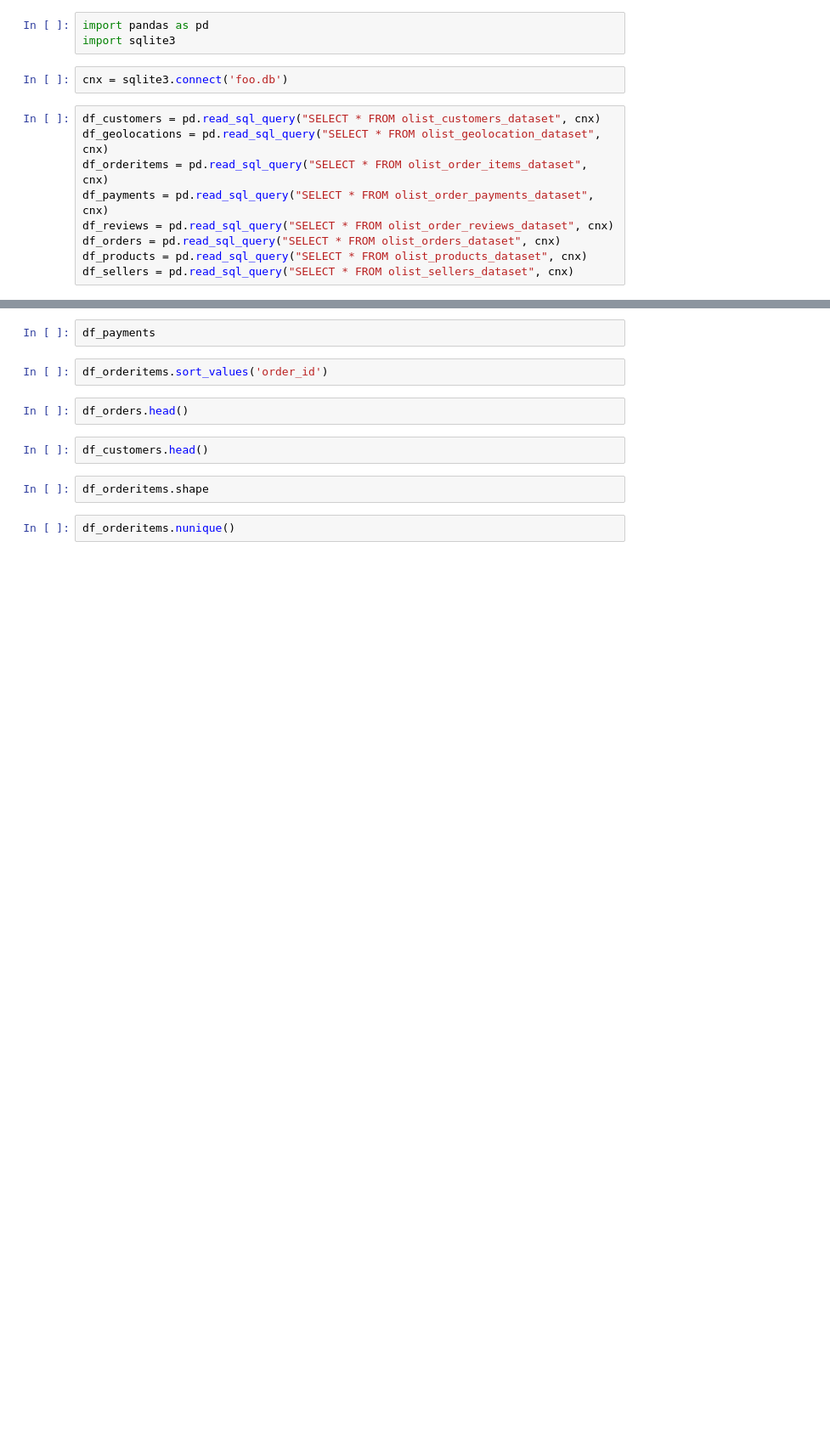
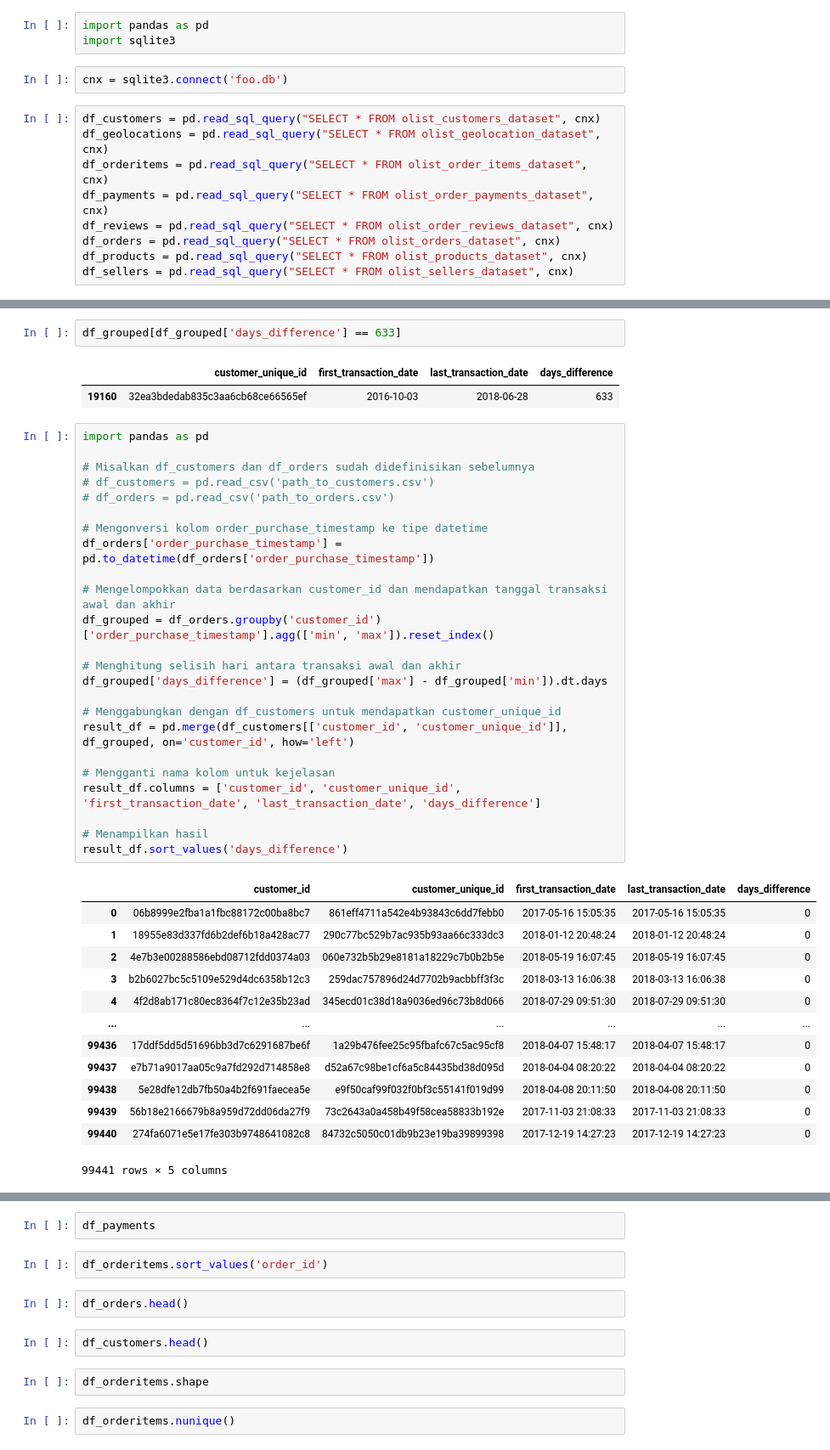
Before and after one commit to BeeGaes/data_grow, a Jupyter notebook: Growia/Modul 9/beginner/beginner.ipynb, the cells around one changed output, grey strips where cells are left out. Shown: that part at 85% size. Cells and saved outputs as stored; diff of their text form; blank space fills up the shorter version.

Commit message:
cust demografi
Penambahan selisih hari antara order pertama dan terakhir

```diff
--- a/Growia/Modul 9/beginner/beginner.ipynb
+++ b/Growia/Modul 9/beginner/beginner.ipynb
@@ -14,0 +72,43 @@ df_sellers = pd.read_sql_query("SELECT * FROM olist_sellers_dataset", cnx)
+# %%
+df_grouped[df_grouped['days_difference'] == 633]
+# %% [output]
+|  | customer_unique_id | first_transaction_date | last_transaction_date | days_difference |
+| 19160 | 32ea3bdedab835c3aa6cb68ce66565ef | 2016-10-03 | 2018-06-28 | 633 |
+# %%
+import pandas as pd
+
+# Misalkan df_customers dan df_orders sudah didefinisikan sebelumnya
+# df_customers = pd.read_csv('path_to_customers.csv')
+# df_orders = pd.read_csv('path_to_orders.csv')
+
+# Mengonversi kolom order_purchase_timestamp ke tipe datetime
+df_orders['order_purchase_timestamp'] = pd.to_datetime(df_orders['order_purchase_timestamp'])
+
+# Mengelompokkan data berdasarkan customer_id dan mendapatkan tanggal transaksi awal dan akhir
+df_grouped = df_orders.groupby('customer_id')['order_purchase_timestamp'].agg(['min', 'max']).reset_index()
+
+# Menghitung selisih hari antara transaksi awal dan akhir
+df_grouped['days_difference'] = (df_grouped['max'] - df_grouped['min']).dt.days
+
+# Menggabungkan dengan df_customers untuk mendapatkan customer_unique_id
+result_df = pd.merge(df_customers[['customer_id', 'customer_unique_id']], df_grouped, on='customer_id', how='left')
+
+# Mengganti nama kolom untuk kejelasan
+result_df.columns = ['customer_id', 'customer_unique_id', 'first_transaction_date', 'last_transaction_date', 'days_difference']
+
+# Menampilkan hasil
+result_df.sort_values('days_difference')
+# %% [output]
+|  | customer_id | customer_unique_id | first_transaction_date | last_transaction_date | days_difference |
+| 0 | 06b8999e2fba1a1fbc88172c00ba8bc7 | 861eff4711a542e4b93843c6dd7febb0 | 2017-05-16 15:05:35 | 2017-05-16 15:05:35 | 0 |
+| 1 | 18955e83d337fd6b2def6b18a428ac77 | 290c77bc529b7ac935b93aa66c333dc3 | 2018-01-12 20:48:24 | 2018-01-12 20:48:24 | 0 |
+| 2 | 4e7b3e00288586ebd08712fdd0374a03 | 060e732b5b29e8181a18229c7b0b2b5e | 2018-05-19 16:07:45 | 2018-05-19 16:07:45 | 0 |
+| 3 | b2b6027bc5c5109e529d4dc6358b12c3 | 259dac757896d24d7702b9acbbff3f3c | 2018-03-13 16:06:38 | 2018-03-13 16:06:38 | 0 |
+| 4 | 4f2d8ab171c80ec8364f7c12e35b23ad | 345ecd01c38d18a9036ed96c73b8d066 | 2018-07-29 09:51:30 | 2018-07-29 09:51:30 | 0 |
+| ... | ... | ... | ... | ... | ... |
+| 99436 | 17ddf5dd5d51696bb3d7c6291687be6f | 1a29b476fee25c95fbafc67c5ac95cf8 | 2018-04-07 15:48:17 | 2018-04-07 15:48:17 | 0 |
+| 99437 | e7b71a9017aa05c9a7fd292d714858e8 | d52a67c98be1cf6a5c84435bd38d095d | 2018-04-04 08:20:22 | 2018-04-04 08:20:22 | 0 |
+| 99438 | 5e28dfe12db7fb50a4b2f691faecea5e | e9f50caf99f032f0bf3c55141f019d99 | 2018-04-08 20:11:50 | 2018-04-08 20:11:50 | 0 |
+| 99439 | 56b18e2166679b8a959d72dd06da27f9 | 73c2643a0a458b49f58cea58833b192e | 2017-11-03 21:08:33 | 2017-11-03 21:08:33 | 0 |
+| 99440 | 274fa6071e5e17fe303b9748641082c8 | 84732c5050c01db9b23e19ba39899398 | 2017-12-19 14:27:23 | 2017-12-19 14:27:23 | 0 |
+99441 rows × 5 columns
```
Also changed, not shown: parts of 11 cells of this notebook, 1 other file.
